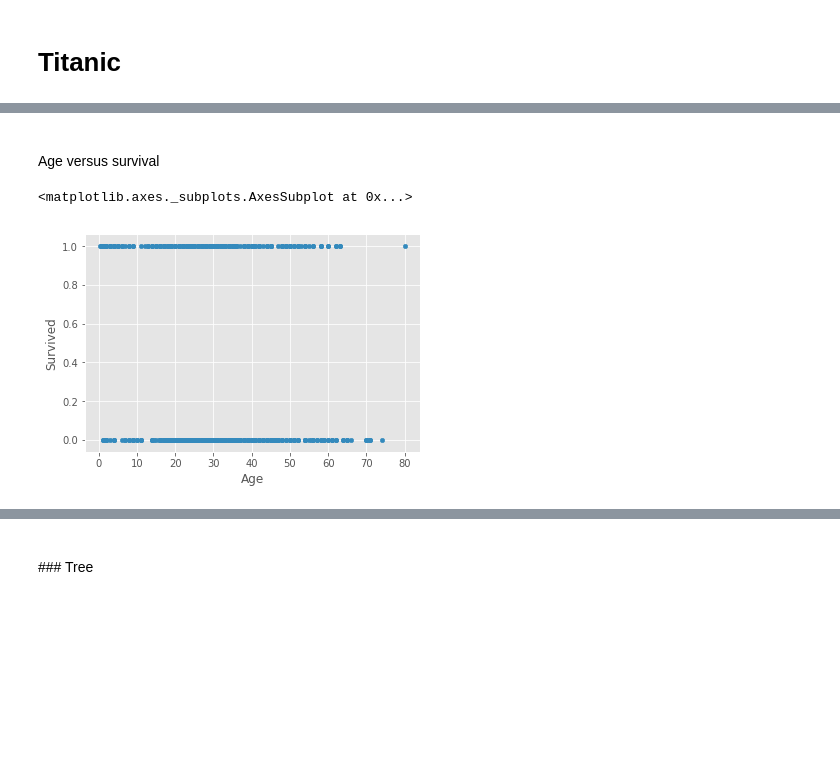
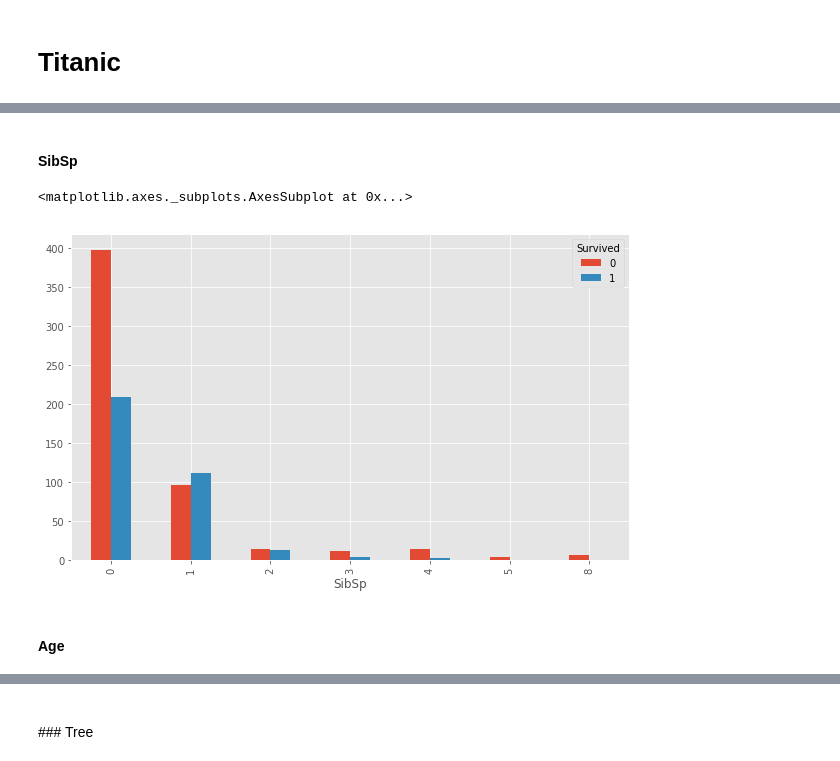
Before and after one commit to bethtseng/titanic, a Jupyter notebook: titanic.ipynb, the cells around one changed output, grey strips where cells are left out. Drawn from its saved outputs; the diff is of its cells as text; code cells hidden in the pictures; blank space fills up the shorter version.

```diff
--- a/titanic.ipynb
+++ b/titanic.ipynb
@@ -74,8 +76,12 @@ df, replace_value = preprocessing(train.copy(), explore_feature)
+# %% [markdown]
+<br>
+<b> SibSp
+# %%
+df_sibsp = crosstab(df['SibSp'], df['Survived'])
+df_sibsp.plot(kind='bar', figsize=(10,6))
+# %% [output]
+<matplotlib.axes._subplots.AxesSubplot at 0x...>
+[figure, added]
 # %% [markdown]
 <br>
-Age versus survival
+<b>Age
-# %%
-df.plot(kind='scatter', x='Age', y='Survived')
-# %% [output]
-<matplotlib.axes._subplots.AxesSubplot at 0x...>
-[figure, removed]
```
Also changed, not shown: parts of 28 cells of this notebook, 1 other file.
